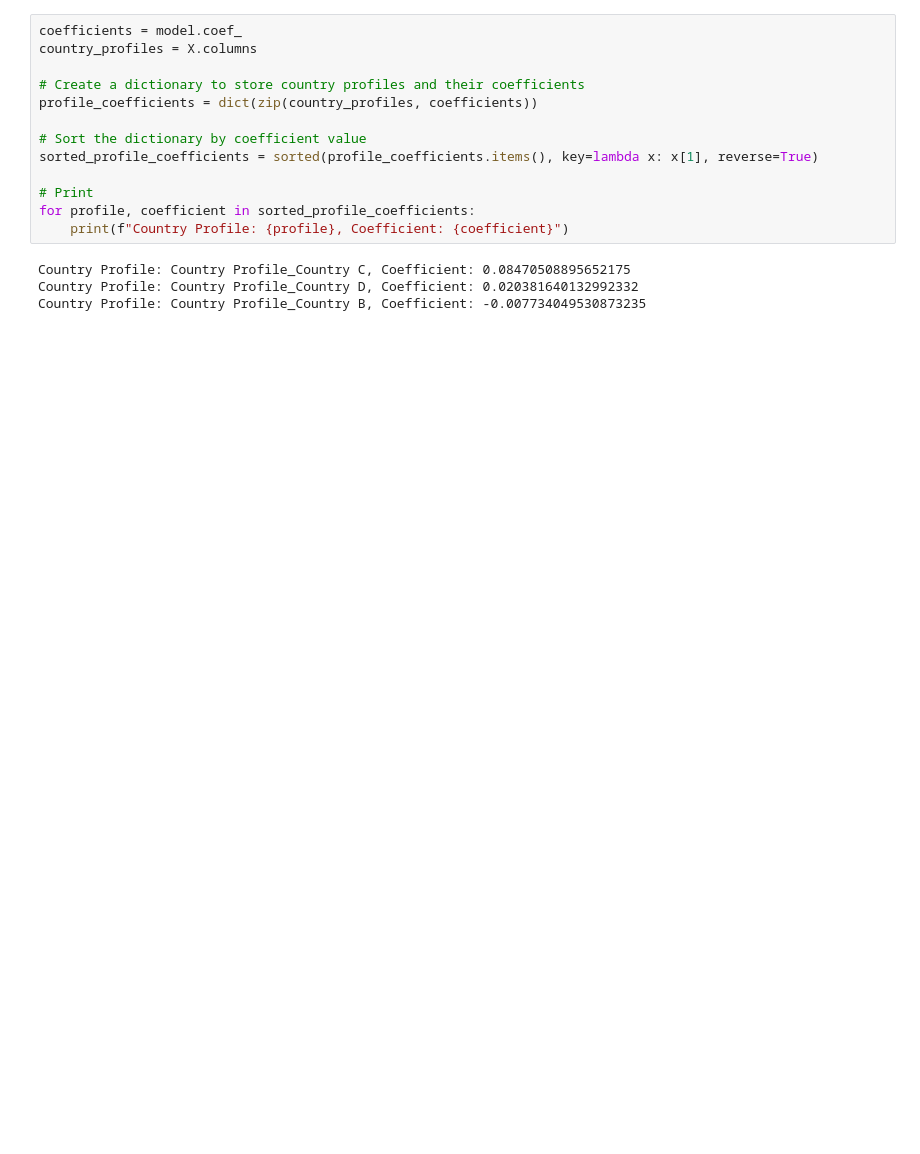
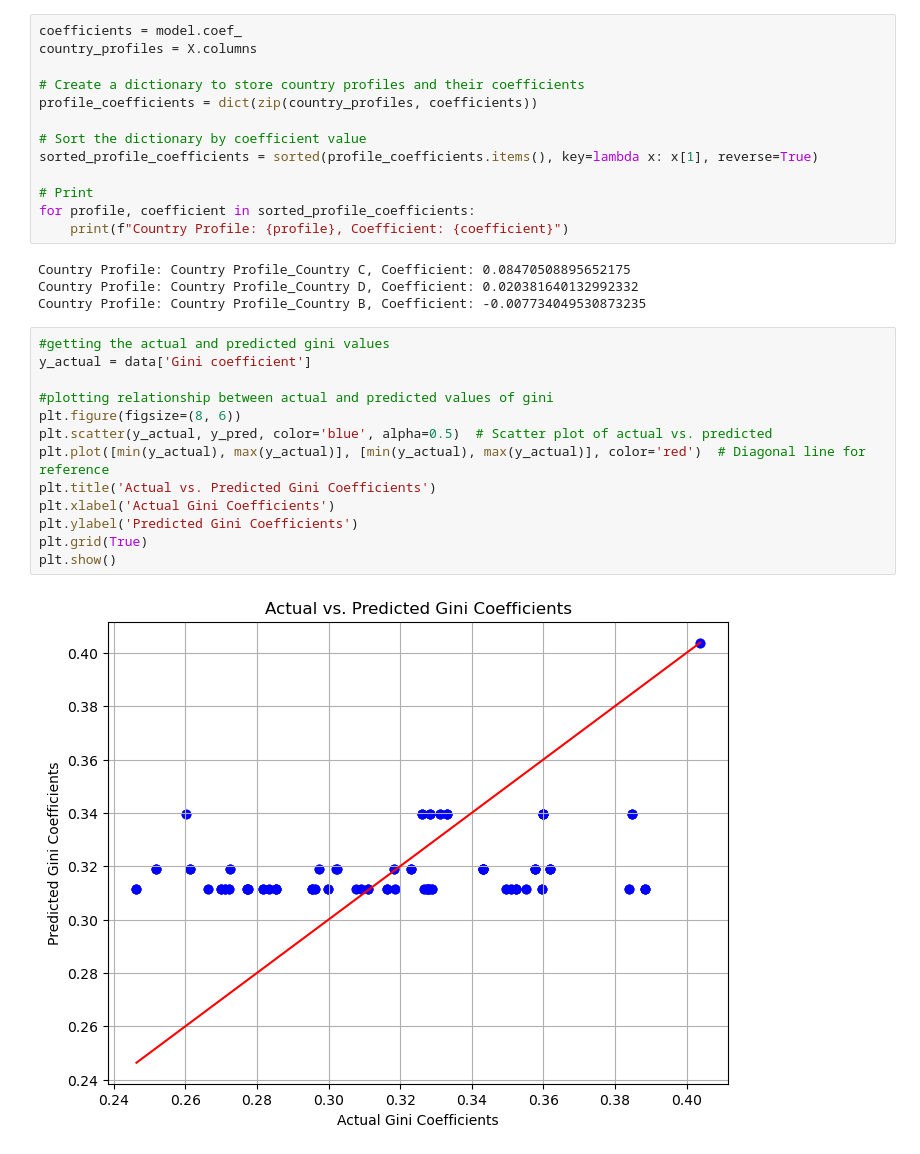
Before and after one commit to sebastian-graeff/MaifestoGroup, a Jupyter notebook: regression_country_profiles.ipynb, the cells around one changed output. Drawn from its saved outputs; the diff is of its cells as text; blank space fills up the shorter version.

```diff
--- a/regression_country_profiles.ipynb
+++ b/regression_country_profiles.ipynb
@@ -88,3 +103,18 @@ for profile, coefficient in sorted_profile_coefficients:
 Country Profile: Country Profile_Country C, Coefficient: 0.08470508895652175
 Country Profile: Country Profile_Country D, Coefficient: 0.020381640132992332
 Country Profile: Country Profile_Country B, Coefficient: -0.007734049530873235
+# %%
+#getting the actual and predicted gini values
+y_actual = data['Gini coefficient']
+
+#plotting relationship between actual and predicted values of gini
+plt.figure(figsize=(8, 6))
+plt.scatter(y_actual, y_pred, color='blue', alpha=0.5)  # Scatter plot of actual vs. predicted
+plt.plot([min(y_actual), max(y_actual)], [min(y_actual), max(y_actual)], color='red')  # Diagonal line for reference
+plt.title('Actual vs. Predicted Gini Coefficients')
+plt.xlabel('Actual Gini Coefficients')
+plt.ylabel('Predicted Gini Coefficients')
+plt.grid(True)
+plt.show()
+# %% [output]
+[figure, added]
```
Also changed, not shown: parts of 2 cells of this notebook.
